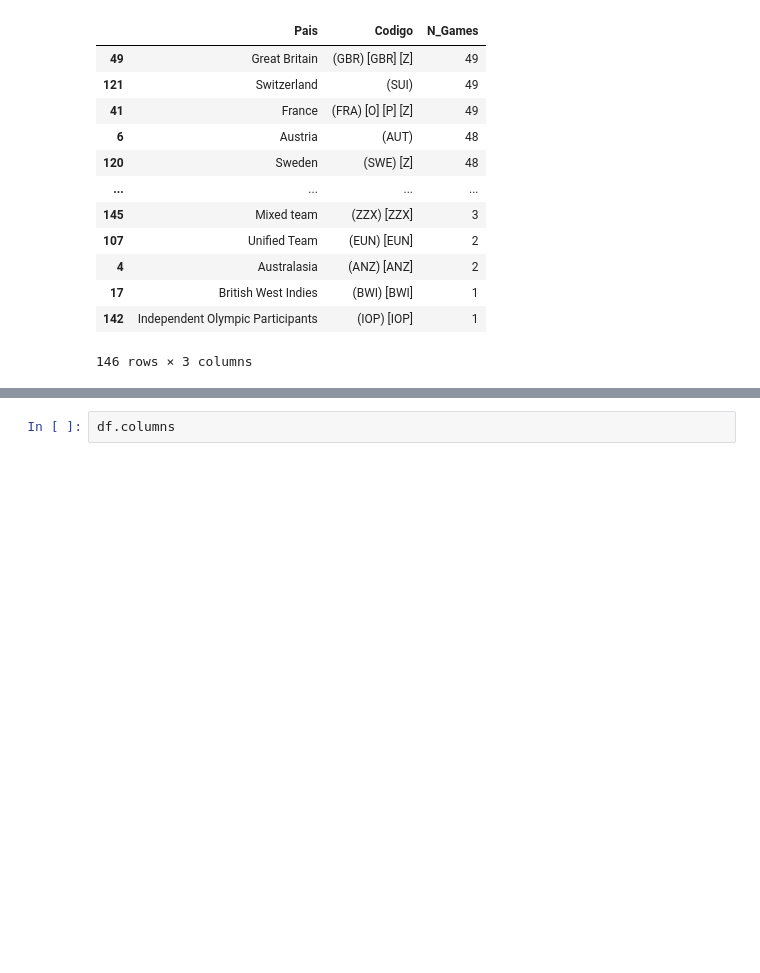
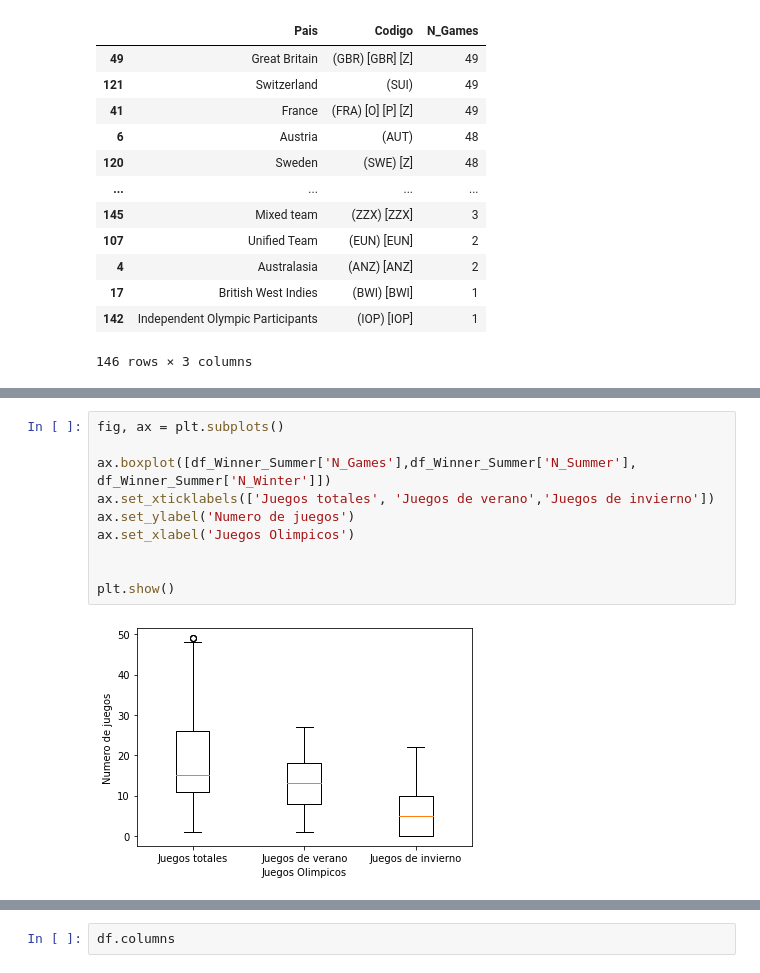
Before and after one commit to 16danielvm/OlympicsDatasetWork, a Jupyter notebook: 4 - what_say_the_data.ipynb, the cells around one changed output, grey strips where cells are left out. Drawn from its saved outputs; the diff is of its cells as text; blank space fills up the shorter version.

```diff
--- a/4 - what_say_the_data.ipynb
+++ b/4 - what_say_the_data.ipynb
@@ -187,0 +247,12 @@ df_Winner_GAMES_TOTAL[['Pais','Codigo','N_Games']]
+# %%
+fig, ax = plt.subplots()
+
+ax.boxplot([df_Winner_Summer['N_Games'],df_Winner_Summer['N_Summer'], df_Winner_Summer['N_Winter']])
+ax.set_xticklabels(['Juegos totales', 'Juegos de verano','Juegos de invierno'])
+ax.set_ylabel('Numero de juegos')
+ax.set_xlabel('Juegos Olimpicos')
+
+
+plt.show()
+# %% [output]
+[figure, added]
```
Also changed, not shown: parts of 6 cells of this notebook.
